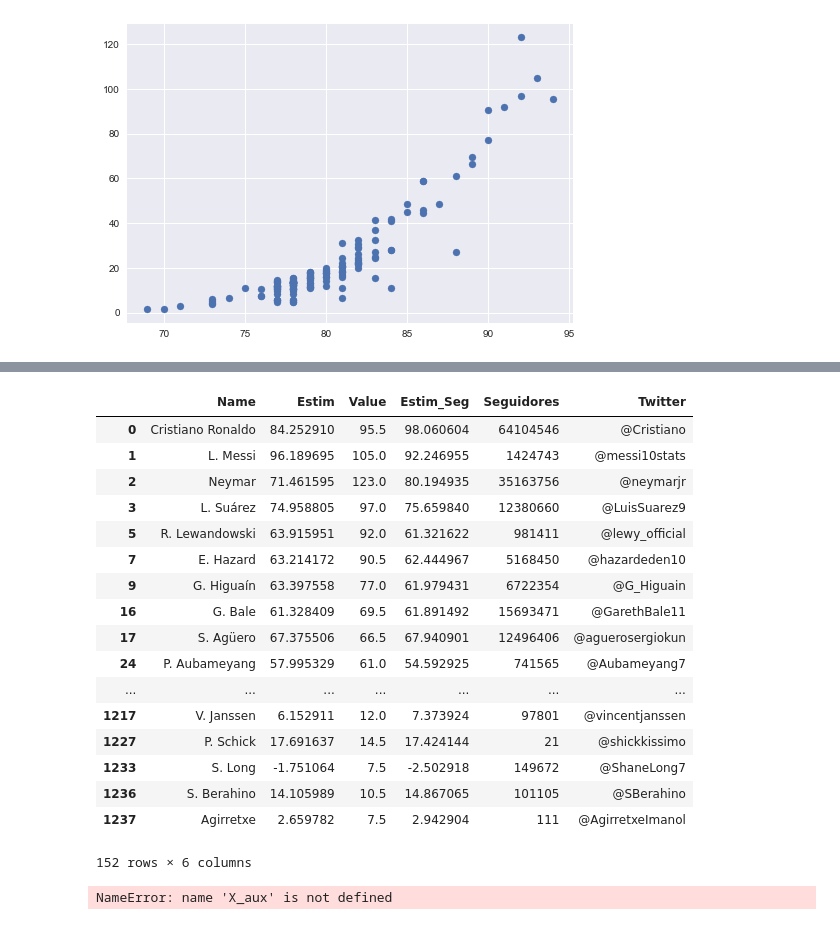
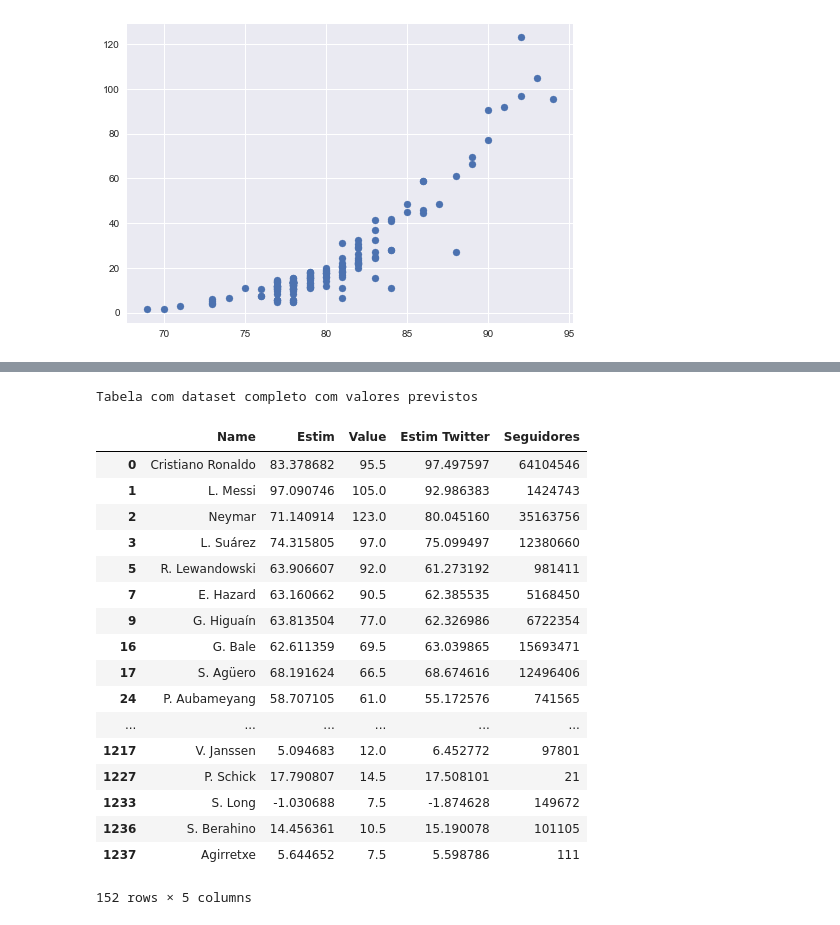
Before and after one commit to Joaogca/ProjetoFinal-CD, a Jupyter notebook: Check-1.ipynb, the cells around one changed output, grey strips where cells are left out. Saved outputs shown, nothing was run; the diff lists cells and outputs as text; code cells hidden in the pictures.

```diff
--- a/Check-1.ipynb
+++ b/Check-1.ipynb
@@ -46,16 +46,15 @@ listtwitter = json.loads(open("followers.txt").read())
 dft=pd.DataFrame(listtwitter,columns=["Name","Seguidores","Twitter"])
 dfall = df.merge(dft, how = 'inner', on = ['Name'])
 dfall=dfall.dropna()
+dfall["index"]=dfall.index
 
 
 features=["Acceleration","Agility","Ball control","Dribbling","Long shots","Marking","Reactions","Short passing","Shot power","Sliding tackle","Stamina","Strength","Volleys"]
-features=["Acceleration","Aggression","Crossing","Dribbling","Finishing","Jumping","Long shots","Reactions","Stamina","Strength"]
+features=["Acceleration","Aggression","Crossing","Dribbling","Finishing","Jumping","Long shots","Reactions","Strength"]
 features2=features+["Followers"]
 
 dfall=dfall.rename(columns = {'Preferred Positions':'Positions'})
-
 dfall.Value=dfall.Value.apply(arrumapreco)
-
 
 dfall=dfall[(dfall.Value>1)]
 dfall=dfall[(dfall.Positions == 'ST LW ') | (dfall.Positions == 'RW ') | (dfall.Positions == 'LW ') | (dfall.Positions == 'ST ')| (dfall.Positions == 'CF ')| (dfall.Positions == 'ST RW ')| (dfall.Positions == 'CAM ')]
@@ -63,4 +62,4 @@ dfall=dfall[(dfall.Positions == 'ST LW ') | (dfall.Positions == 'RW ') | (dfall.
 for i in features:
     dfall[i]=dfall[i].apply(arrumaatt)
 
-dfall
+#dfall
@@ -86,9 +66,15 @@ dfall
 # %%
 X = dfall[features]
 X2 = pd.concat([dfall[features],dfall.Seguidores],axis=1)
+
 y = dfall.Value
 
+X_train, X_test, y_train, y_test = train_test_split(X[10:], y[10:], test_size=0.2, random_state=42)
+X_train2, X_test2, y_train2, y_test2 = train_test_split(X2[10:], y[10:], test_size=0.1, random_state=42)
 
+
+X = dfall[features]
+X2 = pd.concat([dfall[features],dfall.Seguidores],axis=1)
 
 X_train, X_test, y_train, y_test = train_test_split(X, y, test_size=0.1, random_state=42)
 X_train2, X_test2, y_train2, y_test2 = train_test_split(X2, y, test_size=0.1, random_state=42)
@@ -148,29 +169,28 @@ strong multicollinearity or other numerical problems.
 # %%
-estim = regr.predict(X)
-estim_seg = regr2.predict(X2)
-dfall['Estim']=estim
-dfall['Estim_Seg']=estim_seg
-dfall[["Name","Estim","Value","Estim_Seg","Seguidores","Twitter"]]
+estim_all=regr.predict(X)
+estim_all_twitter=regr2.predict(X2)
+dfall["Estim"]=estim_all
+dfall["Estim Twitter"]=estim_all_twitter
+
+print("Tabela com dataset completo com valores previstos")
+dfall[["Name","Estim","Value","Estim Twitter","Seguidores"]]
 # %% [output]
+Tabela com dataset completo com valores previstos
-|  | Name | Estim | Value | Estim_Seg | Seguidores | Twitter |
-| 0 | Cristiano Ronaldo | 84.252910 | 95.5 | 98.060604 | 64104546 | @Cristiano |
-| 1 | L. Messi | 96.189695 | 105.0 | 92.246955 | 1424743 | @messi10stats |
-| 2 | Neymar | 71.461595 | 123.0 | 80.194935 | 35163756 | @neymarjr |
-| 3 | L. Suárez | 74.958805 | 97.0 | 75.659840 | 12380660 | @LuisSuarez9 |
-| 5 | R. Lewandowski | 63.915951 | 92.0 | 61.321622 | 981411 | @lewy_official |
-| 7 | E. Hazard | 63.214172 | 90.5 | 62.444967 | 5168450 | @hazardeden10 |
-| 9 | G. Higuaín | 63.397558 | 77.0 | 61.979431 | 6722354 | @G_Higuain |
-| 16 | G. Bale | 61.328409 | 69.5 | 61.891492 | 15693471 | @GarethBale11 |
-| 17 | S. Agüero | 67.375506 | 66.5 | 67.940901 | 12496406 | @aguerosergiokun |
-| 24 | P. Aubameyang | 57.995329 | 61.0 | 54.592925 | 741565 | @Aubameyang7 |
-| ... | ... | ... | ... | ... | ... | ... |
-| 1217 | V. Janssen | 6.152911 | 12.0 | 7.373924 | 97801 | @vincentjanssen |
-| 1227 | P. Schick | 17.691637 | 14.5 | 17.424144 | 21 | @shickkissimo |
-| 1233 | S. Long | -1.751064 | 7.5 | -2.502918 | 149672 | @ShaneLong7 |
-| 1236 | S. Berahino | 14.105989 | 10.5 | 14.867065 | 101105 | @SBerahino |
-| 1237 | Agirretxe | 2.659782 | 7.5 | 2.942904 | 111 | @AgirretxeImanol |
+|  | Name | Estim | Value | Estim Twitter | Seguidores |
+| 0 | Cristiano Ronaldo | 83.378682 | 95.5 | 97.497597 | 64104546 |
+| 1 | L. Messi | 97.090746 | 105.0 | 92.986383 | 1424743 |
+| 2 | Neymar | 71.140914 | 123.0 | 80.045160 | 35163756 |
+| 3 | L. Suárez | 74.315805 | 97.0 | 75.099497 | 12380660 |
+| 5 | R. Lewandowski | 63.906607 | 92.0 | 61.273192 | 981411 |
+| 7 | E. Hazard | 63.160662 | 90.5 | 62.385535 | 5168450 |
+| 9 | G. Higuaín | 63.813504 | 77.0 | 62.326986 | 6722354 |
+| 16 | G. Bale | 62.611359 | 69.5 | 63.039865 | 15693471 |
+| 17 | S. Agüero | 68.191624 | 66.5 | 68.674616 | 12496406 |
+| 24 | P. Aubameyang | 58.707105 | 61.0 | 55.172576 | 741565 |
+| ... | ... | ... | ... | ... | ... |
+| 1217 | V. Janssen | 5.094683 | 12.0 | 6.452772 | 97801 |
+| 1227 | P. Schick | 17.790807 | 14.5 | 17.508101 | 21 |
+| 1233 | S. Long | -1.030688 | 7.5 | -1.874628 | 149672 |
+| 1236 | S. Berahino | 14.456361 | 10.5 | 15.190078 | 101105 |
+| 1237 | Agirretxe | 5.644652 | 7.5 | 5.598786 | 111 |
-152 rows × 6 columns
+152 rows × 5 columns
-# %%
-pd.Series(regr.predict(pd.concat([X_aux,X_test])))
-# %% [output]
-NameError: name 'X_aux' is not defined
```
Also changed, not shown: parts of 4 cells of this notebook.
